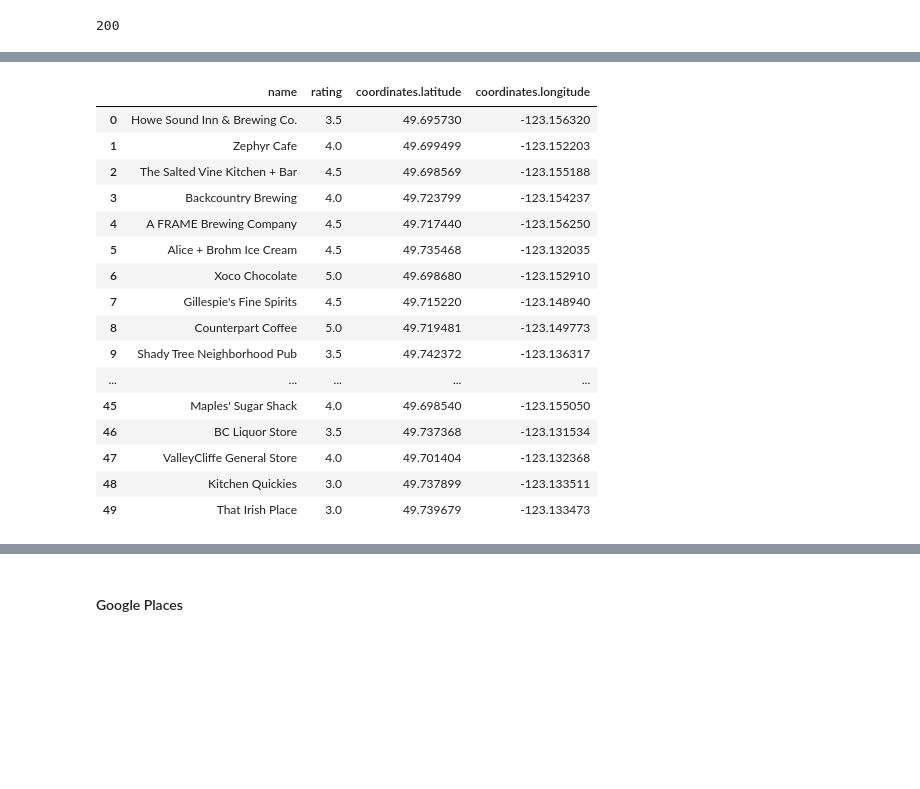
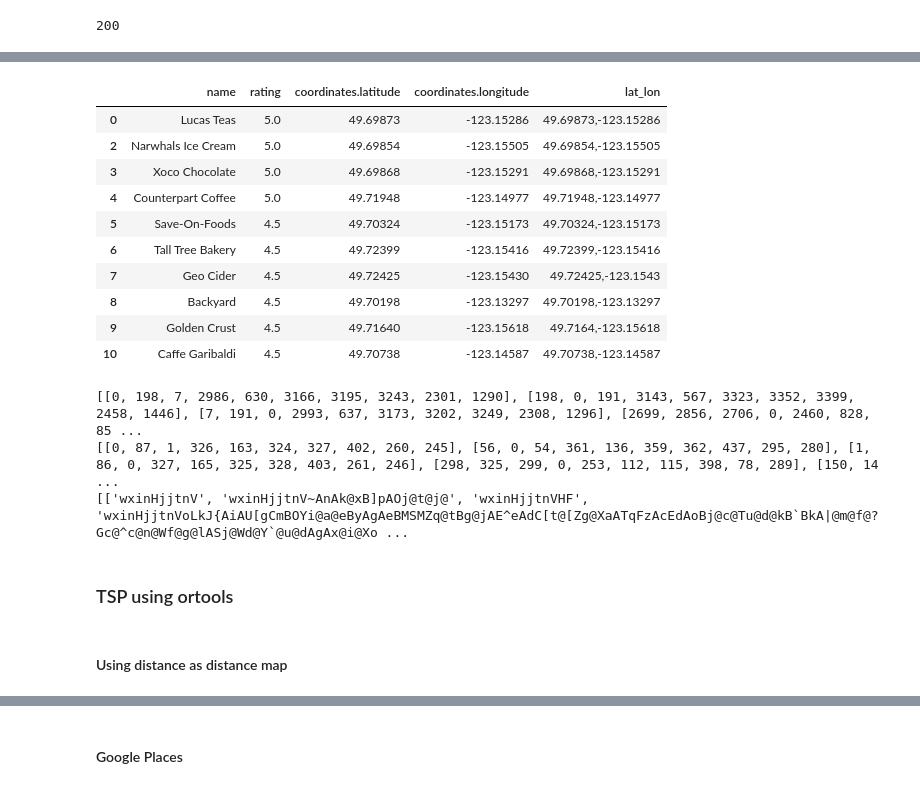
Before and after one commit to KyleKulas/lighthouse_data_notes, a Jupyter notebook: Week_2/mini-project-II-master/mini_project2_kylekulas.ipynb, the cells around one changed output, grey strips where cells are left out. Saved outputs shown, nothing was run; the diff lists cells and outputs as text; code cells hidden in the pictures; blank space fills up the shorter version.

```diff
--- a/Week_2/mini-project-II-master/mini_project2_kylekulas.ipynb
+++ b/Week_2/mini-project-II-master/mini_project2_kylekulas.ipynb
@@ -280,26 +281,68 @@ JSON(data)
 # %%
 # Opening JSON file
 f = open('yelp_squam_res_and_bar_data.json', 'r')
 data = json.load(f)
 
 yelp_df = pd.json_normalize(data['businesses'])
 filtered_yelp_df= yelp_df[['name','rating','coordinates.latitude','coordinates.longitude']]
-filtered_yelp_df
+top_ten_yelp = filtered_yelp_df.sort_values('rating', ascending=False).reset_index(drop=True).head(11)
+top_ten_yelp['coordinates.latitude'] = top_ten_yelp['coordinates.latitude'].round(decimals=5)
+top_ten_yelp['coordinates.longitude'] = top_ten_yelp['coordinates.longitude'].round(decimals=5)
+
+
+top_ten_yelp['lat_lon'] = top_ten_yelp['coordinates.latitude'].apply(str) + ',' + top_ten_yelp['coordinates.longitude'].apply(str)
+top_ten_yelp = top_ten_yelp.drop(1, axis=0)# drop 'base cafe' because location is wrong
+top_ten_yelp
 # %% [output]
-|  | name | rating | coordinates.latitude | coordinates.longitude |
-| 0 | Howe Sound Inn & Brewing Co. | 3.5 | 49.695730 | -123.156320 |
-| 1 | Zephyr Cafe | 4.0 | 49.699499 | -123.152203 |
-| 2 | The Salted Vine Kitchen + Bar | 4.5 | 49.698569 | -123.155188 |
-| 3 | Backcountry Brewing | 4.0 | 49.723799 | -123.154237 |
-| 4 | A FRAME Brewing Company | 4.5 | 49.717440 | -123.156250 |
-| 5 | Alice + Brohm Ice Cream | 4.5 | 49.735468 | -123.132035 |
-| 6 | Xoco Chocolate | 5.0 | 49.698680 | -123.152910 |
-| 7 | Gillespie's Fine Spirits | 4.5 | 49.715220 | -123.148940 |
-| 8 | Counterpart Coffee | 5.0 | 49.719481 | -123.149773 |
-| 9 | Shady Tree Neighborhood Pub | 3.5 | 49.742372 | -123.136317 |
-| ... | ... | ... | ... | ... |
-| 45 | Maples' Sugar Shack | 4.0 | 49.698540 | -123.155050 |
-| 46 | BC Liquor Store | 3.5 | 49.737368 | -123.131534 |
-| 47 | ValleyCliffe General Store | 4.0 | 49.701404 | -123.132368 |
-| 48 | Kitchen Quickies | 3.0 | 49.737899 | -123.133511 |
-| 49 | That Irish Place | 3.0 | 49.739679 | -123.133473 |
+|  | name | rating | coordinates.latitude | coordinates.longitude | lat_lon |
+| 0 | Lucas Teas | 5.0 | 49.69873 | -123.15286 | 49.69873,-123.15286 |
+| 2 | Narwhals Ice Cream | 5.0 | 49.69854 | -123.15505 | 49.69854,-123.15505 |
+| 3 | Xoco Chocolate | 5.0 | 49.69868 | -123.15291 | 49.69868,-123.15291 |
+| 4 | Counterpart Coffee | 5.0 | 49.71948 | -123.14977 | 49.71948,-123.14977 |
+| 5 | Save-On-Foods | 4.5 | 49.70324 | -123.15173 | 49.70324,-123.15173 |
+| 6 | Tall Tree Bakery | 4.5 | 49.72399 | -123.15416 | 49.72399,-123.15416 |
+| 7 | Geo Cider | 4.5 | 49.72425 | -123.15430 | 49.72425,-123.1543 |
+| 8 | Backyard | 4.5 | 49.70198 | -123.13297 | 49.70198,-123.13297 |
+| 9 | Golden Crust | 4.5 | 49.71640 | -123.15618 | 49.7164,-123.15618 |
+| 10 | Caffe Garibaldi | 4.5 | 49.70738 | -123.14587 | 49.70738,-123.14587 |
+# %%
+# get distance betwen each set of points
+
+distance_map = [[0 for i in range(10)] for j in range(10)]
+time_map = [[0 for i in range(10)] for j in range(10)]
+direction_poly = [[0 for i in range(10)] for j in range(10)]
+
+#get distance between points
+for o_index, origin  in enumerate(top_ten_yelp['lat_lon']):
+    for d_index, destination in enumerate(top_ten_yelp['lat_lon']):
+        payload = {'destination': destination,
+                   'origin':origin,
+                  'key': cfg.GOOGLE_API_KEY}
+
+        dist_response = re.get("https://maps.googleapis.com/maps/api/directions/json", params = payload)
+        dist_data = json.loads(dist_response.text)
+
+
+        """
+        if count <2:
+            with open('direction_response.json', 'w') as outfile:
+                json.dump(dist_data, outfile)
+            count += 1
+        """
+
+        distance_map[o_index][d_index] =  dist_data['routes'][0]['legs'][0]['distance']['value']
+        time_map[o_index][d_index] = dist_data['routes'][0]['legs'][0]['duration']['value']
+        direction_poly[o_index][d_index] = dist_data['routes'][0]['overview_polyline']['points']
+
+
+print(distance_map)
+print(time_map)
+print(direction_poly)
+# %% [output]
+[[0, 198, 7, 2986, 630, 3166, 3195, 3243, 2301, 1290], [198, 0, 191, 3143, 567, 3323, 3352, 3399, 2458, 1446], [7, 191, 0, 2993, 637, 3173, 3202, 3249, 2308, 1296], [2699, 2856, 2706, 0, 2460, 828, 85 ...
+[[0, 87, 1, 326, 163, 324, 327, 402, 260, 245], [56, 0, 54, 361, 136, 359, 362, 437, 295, 280], [1, 86, 0, 327, 165, 325, 328, 403, 261, 246], [298, 325, 299, 0, 253, 112, 115, 398, 78, 289], [150, 14 ...
+[['wxinHjjtnV', 'wxinHjjtnV~AnAk@xB]pAOj@t@j@', 'wxinHjjtnVHF', 'wxinHjjtnVoLkJ{AiAU[gCmBOYi@a@eByAgAeBMSMZq@tBg@jAE^eAdC[t@[Zg@XaATqFzAcEdAoBj@c@Tu@d@kB`BkA|@m@f@?Gc@^c@n@Wf@g@lASj@Wd@Y`@u@dAgAx@i@Xo ...
+# %% [markdown]
+### TSP using ortools
+# %% [markdown]
+#### Using distance as distance map
```
Also changed, not shown: parts of 9 cells of this notebook, 2 other files.
